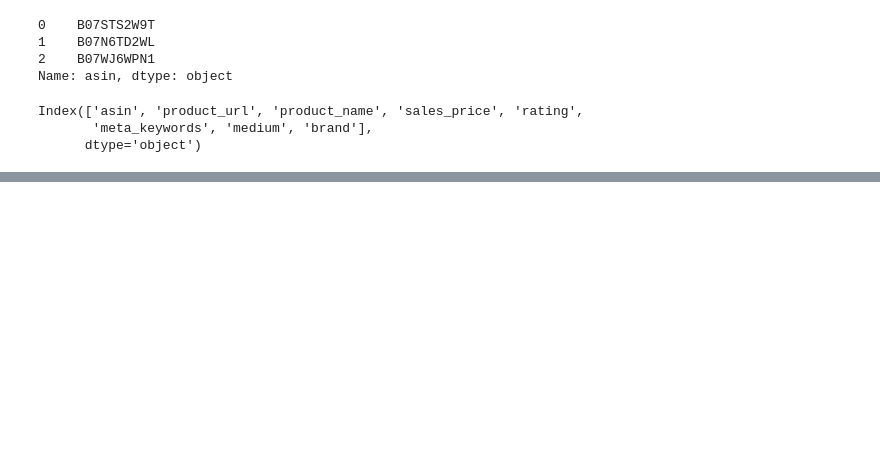
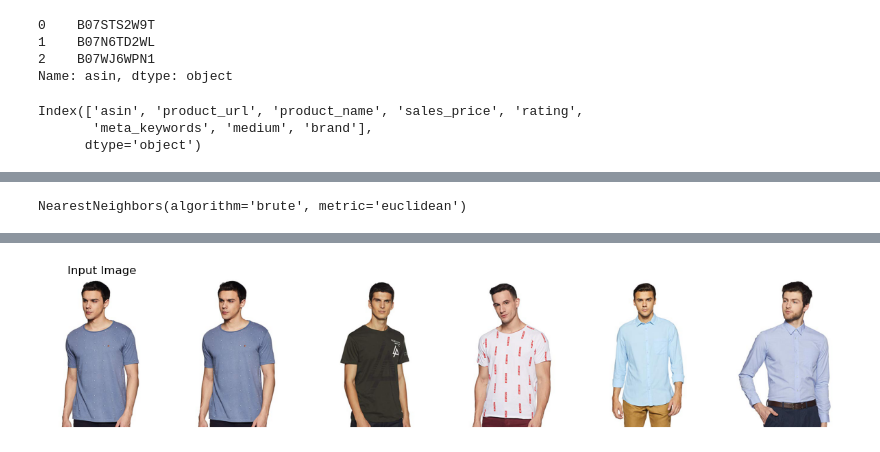
Before and after one commit to springboardmentor447/AI_STYLIST_Infosys_Internship_Oct2024, a Jupyter notebook: aiStylistPP.ipynb, the cells around one changed output, grey strips where cells are left out. Saved outputs shown, nothing was run; the diff lists cells and outputs as text; code cells hidden in the pictures; blank space fills up the shorter version.

```diff
--- a/aiStylistPP.ipynb
+++ b/aiStylistPP.ipynb
@@ -715,0 +1151,12 @@ Similarity Score: 0.72
+# %%
+def extract_features_from_images(image_path, model):
+    img = image.load_img(image_path, target_size=(224, 224))
+    img_array = image.img_to_array(img)
+    img_expand_dim = np.expand_dims(img_array, axis=0)
+    img_preprocess = preprocess_input(img_expand_dim)
+    result = model.predict(img_preprocess).flatten()
+    norm_result = result / norm(result)
+    return norm_result
+# %%
+filenames = [f'images/{file}' for file in os.listdir('images') if not file.startswith('.')]
+image_features = [extract_features_from_images(file, model) for file in filenames]
@@ -715,0 +1184,26 @@ Similarity Score: 0.72
+# %%
+neighbors = NearestNeighbors(n_neighbors=5, algorithm='brute', metric='euclidean')
+neighbors.fit(image_features)
+# %% [output]
+NearestNeighbors(algorithm='brute', metric='euclidean')
+# %%
+def recommend(image_path, model, neighbors, filenames):
+    input_features = extract_features_from_images(image_path, model)
+    distances, indices = neighbors.kneighbors([input_features])
+
+    plt.figure(figsize=(15, 5))
+    plt.subplot(1, 6, 1)
+    img = PILImage.open(image_path)
+    plt.imshow(img)
+    plt.title("Input Image")
+    plt.axis('off')
+
+    for i, idx in enumerate(indices[0]):
+        plt.subplot(1, 6, i+2)
+        img = PILImage.open(filenames[idx])
+        plt.imshow(img)
+        plt.axis('off')
+    plt.show()
+# %%
+recommend('images/image_1.jpg', model, neighbors, filenames)
+# %% [output]
@@ -715,0 +1211 @@ Similarity Score: 0.72
+[figure, added]
```
Also changed, not shown: parts of 35 cells of this notebook.
